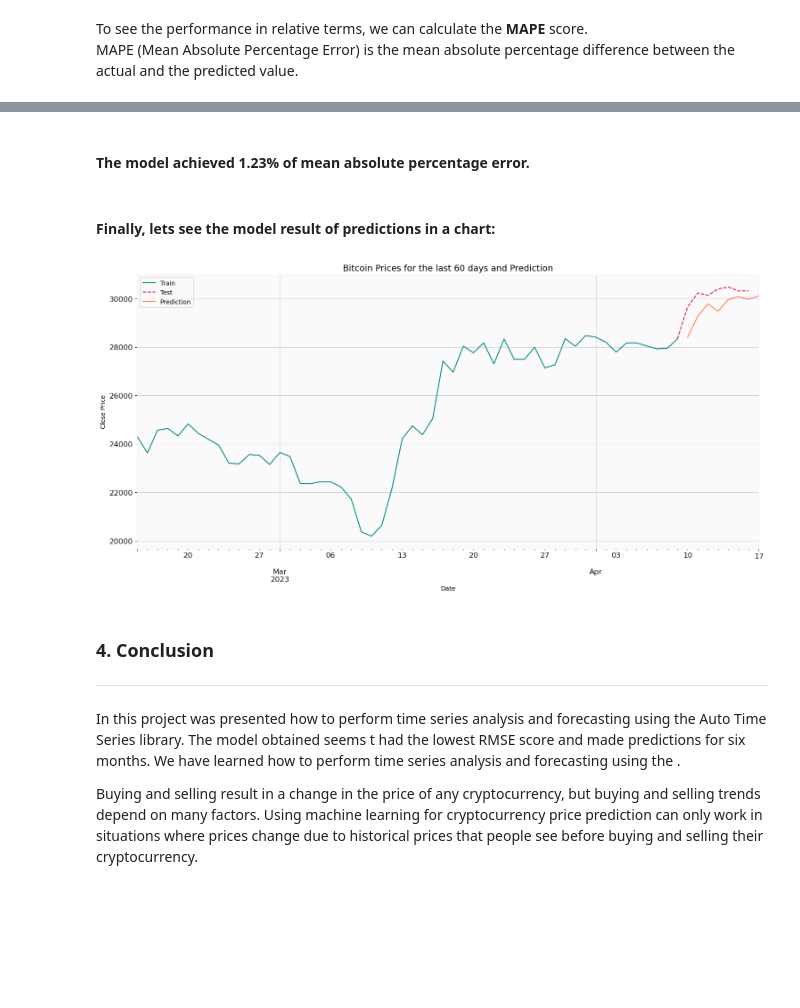
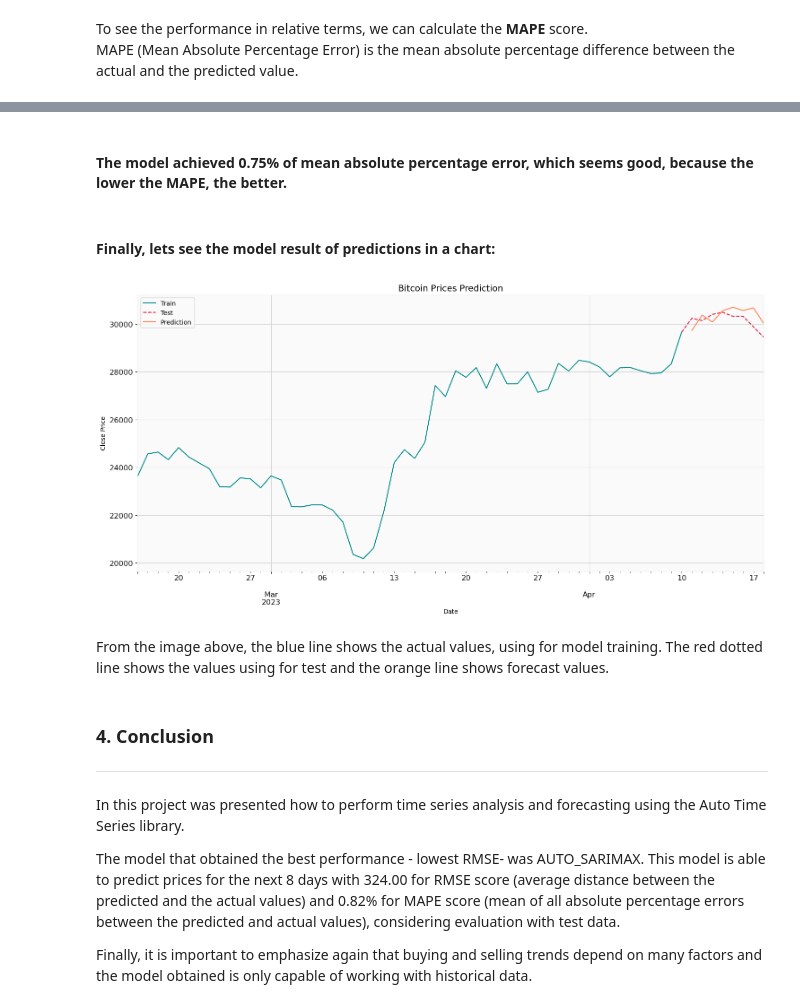
Before and after one commit to GiovannaBezerra/criptocurrency_price_prediction, a Jupyter notebook: cryptocurrency_price_prediction.ipynb, the cells around one changed output, grey strips where cells are left out. Saved outputs shown, nothing was run; the diff lists cells and outputs as text; code cells hidden in the pictures; blank space fills up the shorter version.

```diff
--- a/cryptocurrency_price_prediction.ipynb
+++ b/cryptocurrency_price_prediction.ipynb
@@ -262,29 +271,32 @@ MAPE: 1.23%
 # %% [markdown]
-#### The model achieved **1.23%** of mean absolute percentage error.
+#### The model achieved **0.75%** of mean absolute percentage error, which seems good, because the lower the MAPE, the better.
 # %% [markdown]
 #### Finally, lets see the model result of predictions in a chart:
 # %%
 train_graph = train.set_index('date')
 test_graph = test.set_index('date')
 
 train_graph.close.plot( figsize=(18,8), fontsize=12, label='Train', color='DarkCyan')
 test_graph.close.plot(figsize=(18,8), fontsize=12, label='Test', color='Crimson', ls='--')
 predictions.yhat.plot(figsize=(18,8), fontsize=12, label='Prediction', color='Coral')
 
 plt.legend()
-plt.title("Bitcoin Prices for the last 60 days and Prediction", fontsize=14)
+plt.title("Bitcoin Prices Prediction", fontsize=14)
 plt.xlabel("Date")
 plt.ylabel("Close Price")
+
 plt.show()
 # %% [output]
-[figure, old version]
+[figure, new version]
+# %% [markdown]
+From the image above, the blue line shows the actual values, using for model training. The red dotted line shows the values using for test and the orange line shows forecast values.
 # %% [markdown]
 ### 4. Conclusion
 ---
-# %% [markdown]
-In this project was presented how to perform time series analysis and forecasting using the Auto Time Series library.
-The model obtained seems
-t had the lowest RMSE score and made predictions for six months.
-We have learned how to perform time series analysis and forecasting using the .
-
-Buying and selling result in a change in the price of any cryptocurrency, but buying and selling trends depend on many factors. Using machine learning for cryptocurrency price prediction can only work in situations where prices change due to historical prices that people see before buying and selling their cryptocurrency.
+# %% [markdown]
+
+In this project was presented how to perform time series analysis and forecasting using the Auto Time Series library.
+
+The model that obtained the best performance - lowest RMSE-  was AUTO_SARIMAX. This model is able to predict prices for the next 8 days with 324.00 for RMSE score (average distance between the predicted and the actual values) and 0.82% for MAPE score (mean of all absolute percentage errors between the predicted and actual values), considering evaluation with test data.
+
+Finally, it is important to emphasize again that buying and selling trends depend on many factors and the model obtained is only capable of working with historical data.
```
Also changed, not shown: parts of 17 cells of this notebook.
